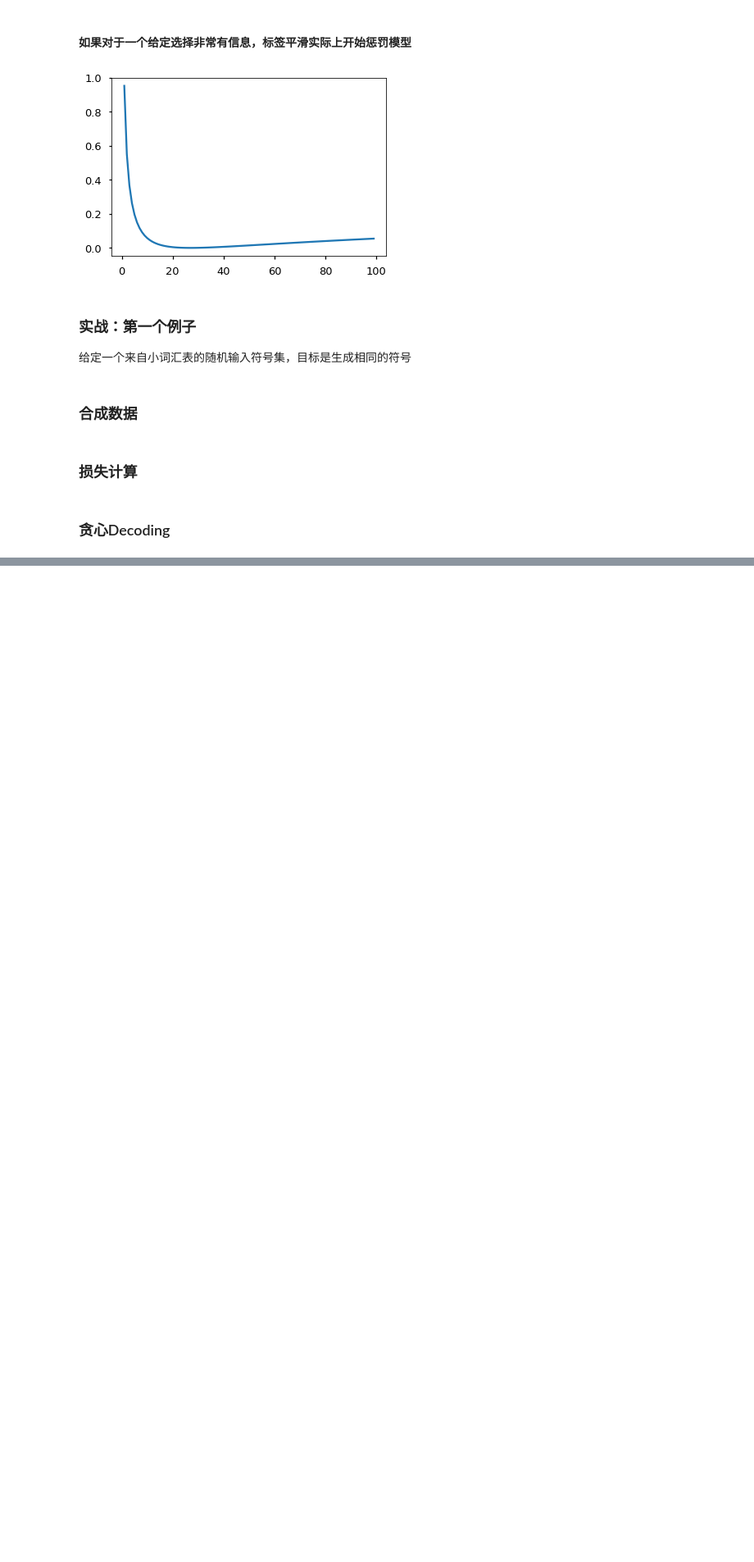
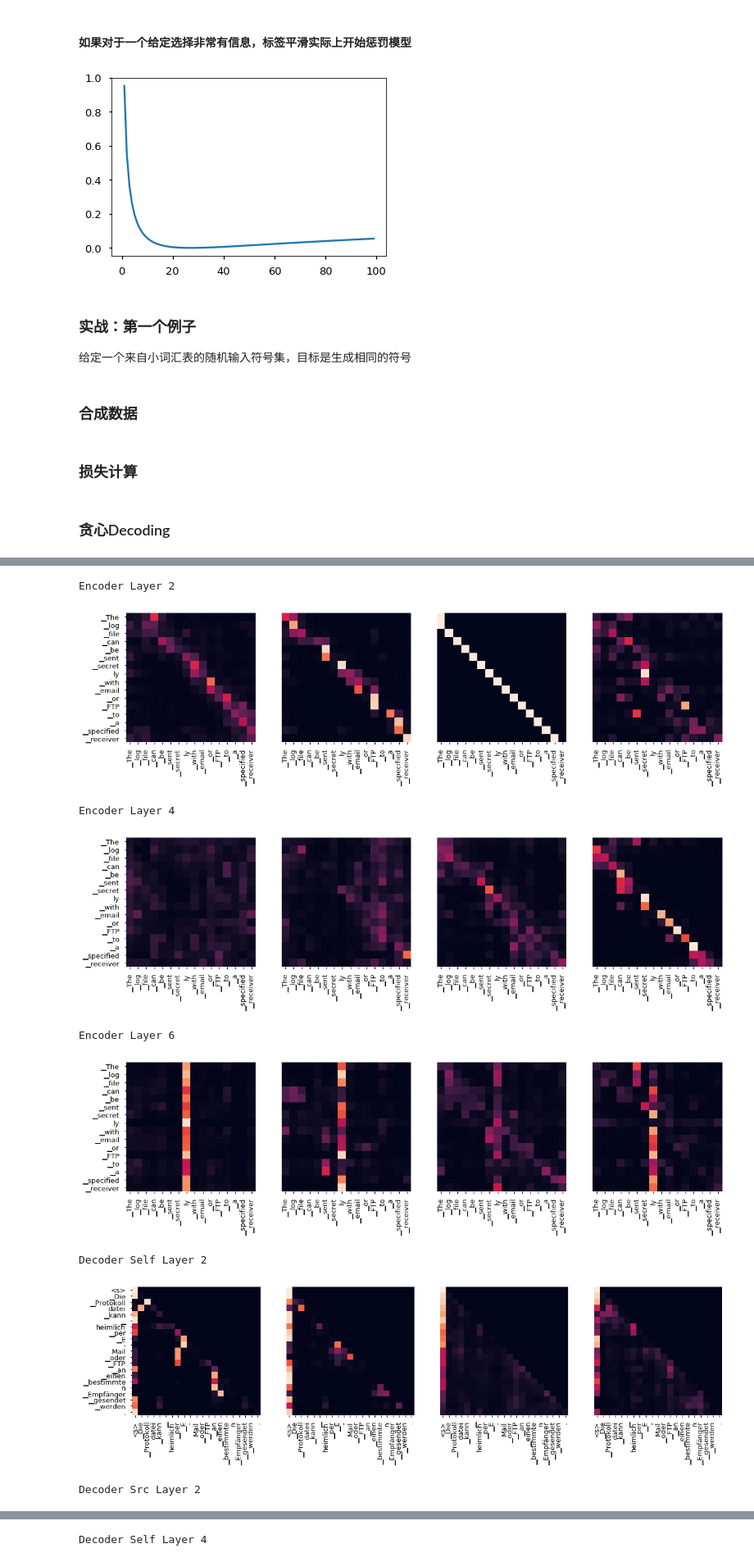
Before and after one commit to wen-fei/100-papers-recodes-plan, a Jupyter notebook: nlp/attention/The Annotated Transformer.ipynb, the cells around one changed output, grey strips where cells are left out. Shown at 82% size. Drawn from its saved outputs; the diff is of its cells as text; code cells hidden in the pictures; blank space fills up the shorter version.

```diff
--- a/nlp/attention/The Annotated Transformer.ipynb
+++ b/nlp/attention/The Annotated Transformer.ipynb
@@ -389,7 +409,7 @@ def run_epoch(data_iter, model, loss_compute):
 # %%
 global max_src_in_batch, max_tgt_in_batch
 def batch_size_fn(new, count, sofar):
-    """ 保持数据批量增加，并计算toens+padding的总数 """
+    """ 保持数据批量增加，并计算tokens+padding的总数 """
     global max_src_in_batch, max_tgt_in_batch
     if count == 1:
         max_src_in_batch = 0
@@ -579,0 +884,2 @@ KeyboardInterrupt:
+# %%
+model, SRC, TGT = torch.load("en-de-model.pt")
@@ -579,0 +906,36 @@ KeyboardInterrupt:
+# %%
+tgt_sent = trans.split()
+def draw(data, x, y, ax):
+    seaborn.heatmap(data, xticklabels=x, square=True, yticklabels=y, vmin=0.0, vmax=1.0, cbar=False, ax=ax)
+
+for layer in range(1, 6, 2):
+    fig, axs = plt.subplots(1, 4, figsize=(20, 10))
+    print("Encoder Layer", layer+1)
+    for h in range(4):
+        draw(model.encoder.layers[layer].self_attn.attn[0, h].data,
+            sent, sent if h==0 else [], ax=axs[h])
+    plt.show()
+
+for layer in range(1, 6, 2):
+    fig, axs = plt.subplots(1, 4, figsize=(20, 10))
+    print("Decoder Self Layer", layer + 1)
+    for h in range(4):
+        draw(model.decoder.layers[layer].self_attn.attn[0, h].data[:len(tgt_sent),:len(tgt_sent)],
+            tgt_sent, tgt_sent if h == 0 else [] , ax = axs[h])
+    plt.show()
+    print("Decoder Src Layer", layer+1)
+    fig, axs = plt.subplots(1, 4, figsize=(20, 10))
+    for h in range(4):
+        draw(model.decoder.layers[layer].self_attn.attn[0, h].data[:len(tgt_sent), :len(sent)],
+            sent, tgt_sent if h==0 else [], ax=axs[h])
+    plt.show()
+# %% [output]
+Encoder Layer 2
+[figure, added]
+Encoder Layer 4
+[figure, added]
+Encoder Layer 6
+[figure, added]
+Decoder Self Layer 2
+[figure, added]
+Decoder Src Layer 2
@@ -579,0 +943 @@ KeyboardInterrupt:
+Decoder Self Layer 4
```
Also changed, not shown: parts of 38 cells of this notebook, 2 other files.
